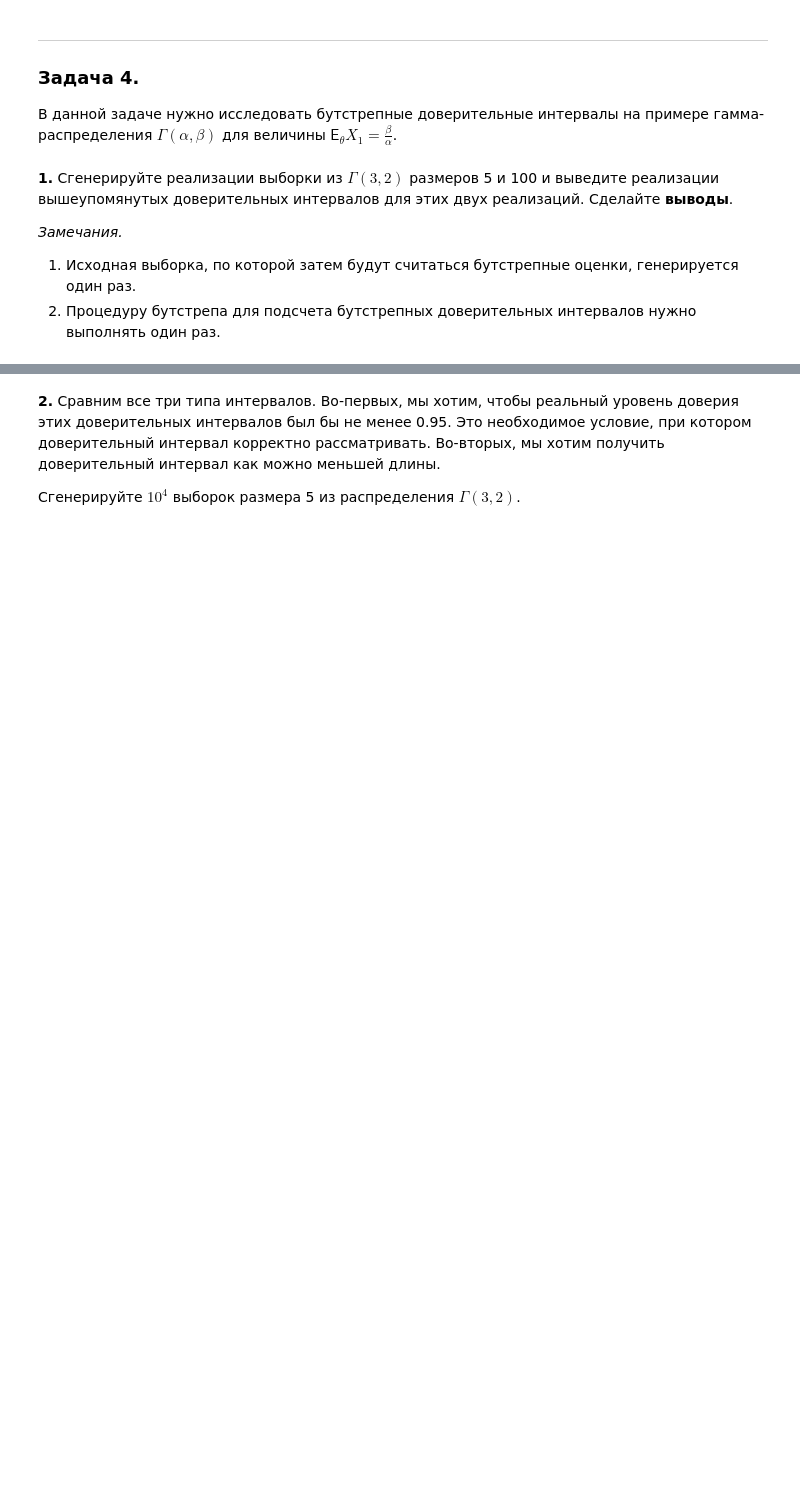
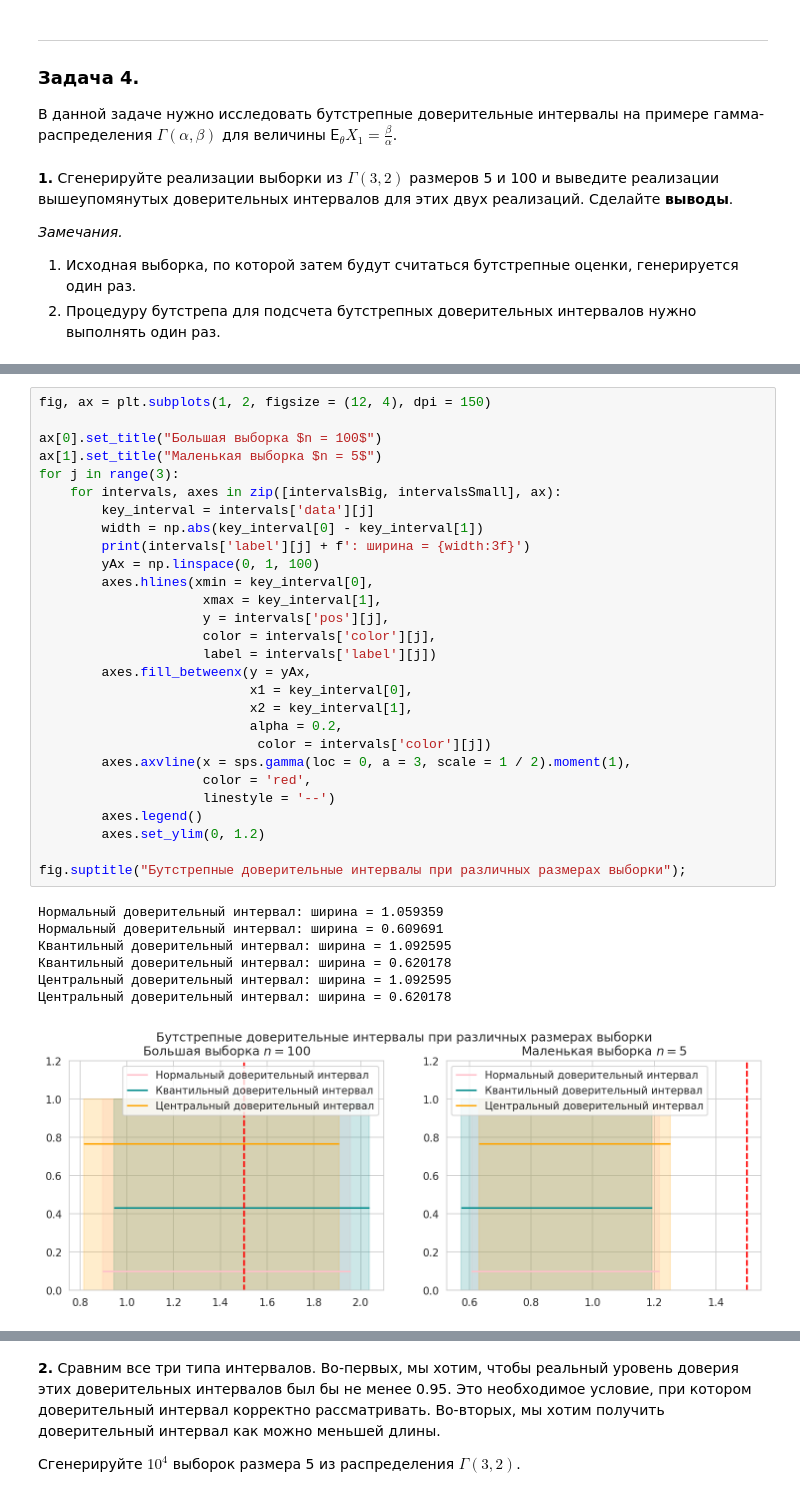
Before and after one commit to ShmakovVladimir/MLfirstSteps, a Jupyter notebook: seminar_5/_hw5.ipynb, the cells around one changed output, grey strips where cells are left out. Cells and saved outputs as stored; diff of their text form; blank space fills up the shorter version.

```diff
--- a/seminar_5/_hw5.ipynb
+++ b/seminar_5/_hw5.ipynb
@@ -323,0 +353,36 @@ fig.suptitle("Сравнение доверительных интервалов
+# %%
+fig, ax = plt.subplots(1, 2, figsize = (12, 4), dpi = 150)
+
+ax[0].set_title("Большая выборка $n = 100$")
+ax[1].set_title("Маленькая выборка $n = 5$")
+for j in range(3):
+    for intervals, axes in zip([intervalsBig, intervalsSmall], ax):
+        key_interval = intervals['data'][j]
+        width = np.abs(key_interval[0] - key_interval[1])
+        print(intervals['label'][j] + f': ширина = {width:3f}')
+        yAx = np.linspace(0, 1, 100)
+        axes.hlines(xmin = key_interval[0],
+                     xmax = key_interval[1],
+                     y = intervals['pos'][j],
+                     color = intervals['color'][j],
+                     label = intervals['label'][j])
+        axes.fill_betweenx(y = yAx,
+                           x1 = key_interval[0],
+                           x2 = key_interval[1],
+                           alpha = 0.2,
+                            color = intervals['color'][j])
+        axes.axvline(x = sps.gamma(loc = 0, a = 3, scale = 1 / 2).moment(1),
+                     color = 'red',
+                     linestyle = '--')
+        axes.legend()
+        axes.set_ylim(0, 1.2)
+
+fig.suptitle("Бутстрепные доверительные интервалы при различных размерах выборки");
+# %% [output]
+Нормальный доверительный интервал: ширина = 1.059359
+Нормальный доверительный интервал: ширина = 0.609691
+Квантильный доверительный интервал: ширина = 1.092595
+Квантильный доверительный интервал: ширина = 0.620178
+Центральный доверительный интервал: ширина = 1.092595
+Центральный доверительный интервал: ширина = 0.620178
+[figure, added]
```
Also changed, not shown: parts of 8 cells of this notebook.
